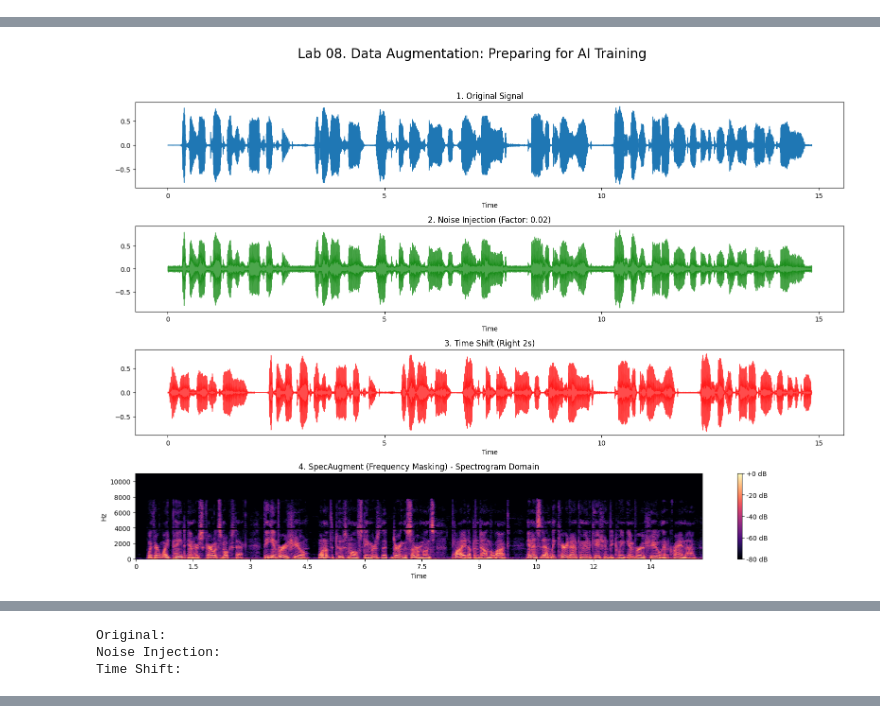
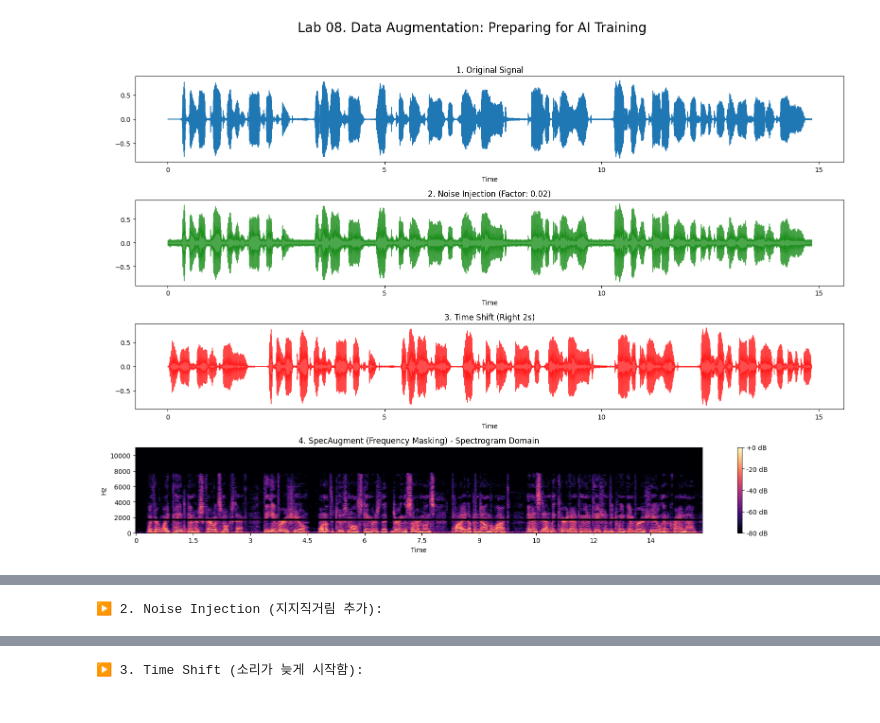
Before and after one commit to sjkim-audio/audio-dsp-lab, a Jupyter notebook: notebooks/08_Data_Augmentation.ipynb, the cells around one changed output, grey strips where cells are left out. Drawn from its saved outputs; the diff is of its cells as text; code cells hidden in the pictures.

```diff
--- a/notebooks/08_Data_Augmentation.ipynb
+++ b/notebooks/08_Data_Augmentation.ipynb
@@ -36,37 +36,42 @@ S_db_masked[f_mask_start : f_mask_start + 20, :] = -80 # -80dB(거의 무음)로
 
 # 2. 결과 시각화
 plt.figure(figsize=(16, 12))
 plt.suptitle('Lab 08. Data Augmentation: Preparing for AI Training', fontsize=20)
 
 # [Row 1] Original
 plt.subplot(4, 1, 1)
 librosa.display.waveshow(y, sr=sr)
 plt.title('1. Original Signal')
 
 # [Row 2] Noise Injection
 plt.subplot(4, 1, 2)
 librosa.display.waveshow(y_noise, sr=sr, color='g', alpha=0.7)
 plt.title(f'2. Noise Injection (Factor: {noise_factor})')
 
 # [Row 3] Time Shift
 plt.subplot(4, 1, 3)
 librosa.display.waveshow(y_shift, sr=sr, color='r', alpha=0.7)
 plt.title(f'3. Time Shift (Right 2s)')
 
 # [Row 4] SpecAugment (Frequency Masking)
 plt.subplot(4, 1, 4)
 librosa.display.specshow(S_db_masked, sr=sr, x_axis='time', y_axis='hz')
 plt.title('4. SpecAugment (Frequency Masking) - Spectrogram Domain')
 plt.colorbar(format='%+2.0f dB')
 
 plt.tight_layout(rect=[0, 0.03, 1, 0.95])
 plt.show()
 
-# 3. 데이터 들어보기
-print("Original:")
-# ipd.Audio(y, rate=sr)
-print("Noise Injection:")
-# ipd.Audio(y_noise, rate=sr)
-print("Time Shift:")
-# ipd.Audio(y_shift, rate=sr)
+# 3. 데이터 들어보기 (Audio Player)
+print("▶️ 1. Original Signal (원본):")
+display(ipd.Audio(y, rate=sr))
+
+print("▶️ 2. Noise Injection (지지직거림 추가):")
+display(ipd.Audio(y_noise, rate=sr))
+
+print("▶️ 3. Time Shift (소리가 늦게 시작함):")
+display(ipd.Audio(y_shift, rate=sr))
+
+# SpecAugment는 스펙트로그램(이미지)을 자른 것이라 소리로 다시 듣기(복원)는 어려움.
 # %% [output]
+[figure, new version]
@@ -74 +78,0 @@ Downloading file '5703-47212-0000.ogg' from 'https://librosa.org/data/audio/5703
-[figure, old version]
@@ -75,3 +80 @@ Downloading file '5703-47212-0000.ogg' from 'https://librosa.org/data/audio/5703
-Original:
-Noise Injection:
-Time Shift:
+▶️ 2. Noise Injection (지지직거림 추가):
@@ -77,0 +82 @@ Time Shift:
+▶️ 3. Time Shift (소리가 늦게 시작함):
```
Also changed, not shown: parts of 1 cell of this notebook.
